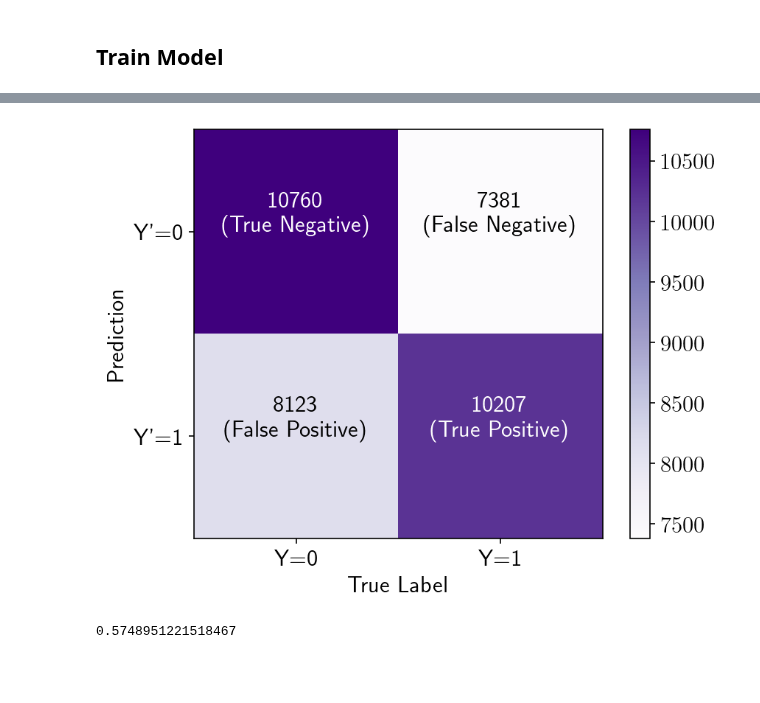
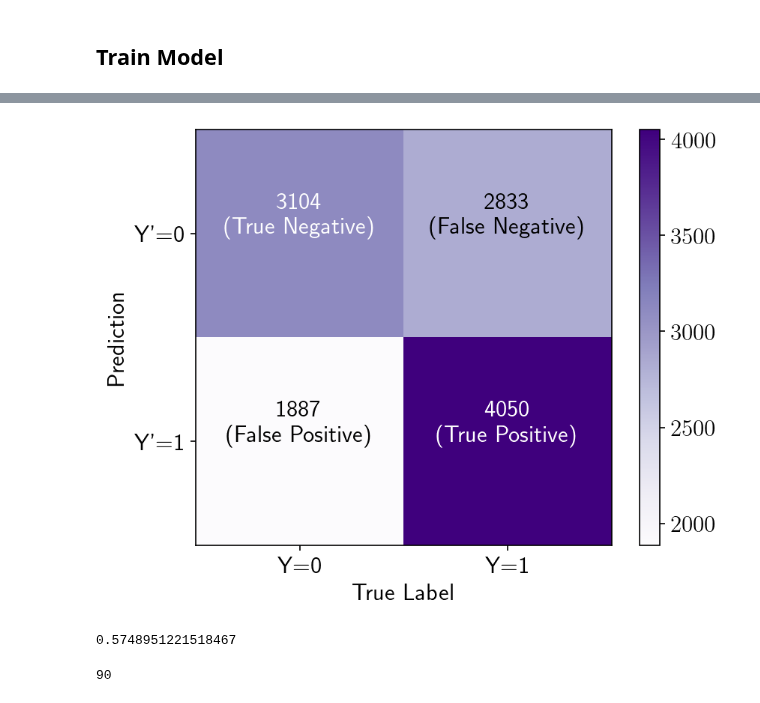
Before and after one commit to kjmayer/ENSOvsMJO, a Jupyter notebook: training/trainANN_gordon.ipynb, the cells around one changed output, grey strips where cells are left out. Drawn from its saved outputs; the diff is of its cells as text; code cells hidden in the pictures; blank space fills up the shorter version.

Commit message:
updating scripts to train and analyze at different leads for NDJF(M)

```diff
--- a/training/trainANN_gordon.ipynb
+++ b/training/trainANN_gordon.ipynb
@@ -266,24 +264,24 @@ X1_val_norm_mem = X1_val_norm_mem.T
 # add time information back to array
 
 X1_trainxr_mem = xr.DataArray(data=X1_train_norm_mem,
-                        dims=["time","lead"],
-                        coords={'time':Xtrain_time_mem, 'lead':np.arange(0,N_daysbefore+1)})
+                        dims=["time","memory"],
+                        coords={'time':Xtrain_time_mem, 'memory':np.arange(0,N_daysbefore+1)})
 
 X2_trainxr_mem = xr.DataArray(data=X2_train_norm_mem,
-                        dims=["time","leadx2"],
-                        coords={'time':Xtrain_time_mem, 'leadx2':np.arange(0,(N_daysbefore+1)*2)})
+                        dims=["time","memoryx2"],
+                        coords={'time':Xtrain_time_mem, 'memoryx2':np.arange(0,(N_daysbefore+1)*2)})
 
 Y_trainxr_mem = xr.DataArray(data=Y_train_mem,
                         dims=["time"],
                         coords={'time':Ytrain_time_mem})
 
 X1_valxr_mem = xr.DataArray(data=X1_val_norm_mem,
-                        dims=["time","lead"],
-                        coords={'time':Xval_time_mem, 'lead':np.arange(0,N_daysbefore+1)})
+                        dims=["time","memory"],
+                        coords={'time':Xval_time_mem, 'memory':np.arange(0,N_daysbefore+1)})
 
 X2_valxr_mem = xr.DataArray(data=X2_val_norm_mem,
-                        dims=["time","leadx2"],
-                        coords={'time':Xval_time_mem, 'leadx2':np.arange(0,(N_daysbefore+1)*2)})
+                        dims=["time","memoryx2"],
+                        coords={'time':Xval_time_mem, 'memoryx2':np.arange(0,(N_daysbefore+1)*2)})
 
 Y_valxr_mem = xr.DataArray(data=Y_val_mem,
                         dims=["time"],
@@ -317,7 +335,16 @@ i_valone  = np.where(Y_valxr_mem_NDJFM==1)[0]
 X1_valxr_mem_NDJF, Y_valxr_mem_NDJFM, i_valnew = subset(X1_valxr_mem_NDJF, Y_valxr_mem_NDJFM, n_valzero, n_valone, i_valzero, i_valone)
 X2_valxr_mem_NDJF = X2_valxr_mem_NDJF.isel(time = i_valnew,drop=True)
 # %%
-### !!!!!!!! CHECK IF THESE NEW NDJF(M) arrays are numpy or xarray !!!!!!
+### make numpy arrays
+X1_train_mem_NDJF = X1_trainxr_mem_NDJF.values
+X2_train_mem_NDJF = X2_trainxr_mem_NDJF.values
+
+Y_train_mem_NDJFM = Y_trainxr_mem_NDJFM.values
+
+X1_val_mem_NDJF = X1_valxr_mem_NDJF.values
+X2_val_mem_NDJF = X2_valxr_mem_NDJF.values
+
+Y_val_mem_NDJFM = Y_valxr_mem_NDJFM.values
 # %% [markdown]
 ## Train Model
 # %%
@@ -385,14 +409,14 @@ ES = tf.keras.callbacks.EarlyStopping(monitor = 'val_loss', mode = 'auto',
 LR = tf.keras.callbacks.LearningRateScheduler(trainGordon_utils.scheduler,verbose=0)
 
 
-history = model.fit({MODELNAME1:X1_trainxr_mem_NDJF,
-                     MODELNAME2:X2_trainxr_mem_NDJF},
-                    Y_trainxr_mem_NDJFM,
+history = model.fit({MODELNAME1:X1_train_mem_NDJF,
+                     MODELNAME2:X2_train_mem_NDJF},
+                    Y_train_mem_NDJFM,
                     batch_size = BATCH_SIZE,
                     epochs = N_EPOCHS,
-                    validation_data = ({MODELNAME1:X1_valxr_mem_NDJF,
-                                        MODELNAME2:X2_valxr_mem_NDJF},
-                                       Y_valxr_mem_NDJFM),
+                    validation_data = ({MODELNAME1:X1_val_mem_NDJF,
+                                        MODELNAME2:X2_val_mem_NDJF},
+                                       Y_val_mem_NDJFM),
                     verbose = 1,
                     callbacks=[ES,LR],
                     )
@@ -425,8 +449,8 @@ Epoch 30/10000
 # %%
 # Make confusion matrix
-pred = model.predict((X1_valxr_mem_NDJF,X2_valxr_mem_NDJF))
+pred = model.predict((X1_val_mem_NDJF,X2_val_mem_NDJF))
 cat_pred = np.argmax(pred,axis=1)
-true = Y_valxr_mem_NDJFM
+true = Y_val_mem_NDJFM
 
 cm = tf.math.confusion_matrix(true, cat_pred).numpy()
 plt.imshow(cm, cmap = "Purples")
@@ -448,2 +472,2 @@ plt.show()
-[figure, old version]
+[figure, new version]
 # %%
@@ -457,0 +482,4 @@ model.save_weights(model_dir+'exp_7days.h5')
+# %%
+LEAD
+# %% [output]
+90
```
Also changed, not shown: parts of 10 cells of this notebook, 2 other files.
